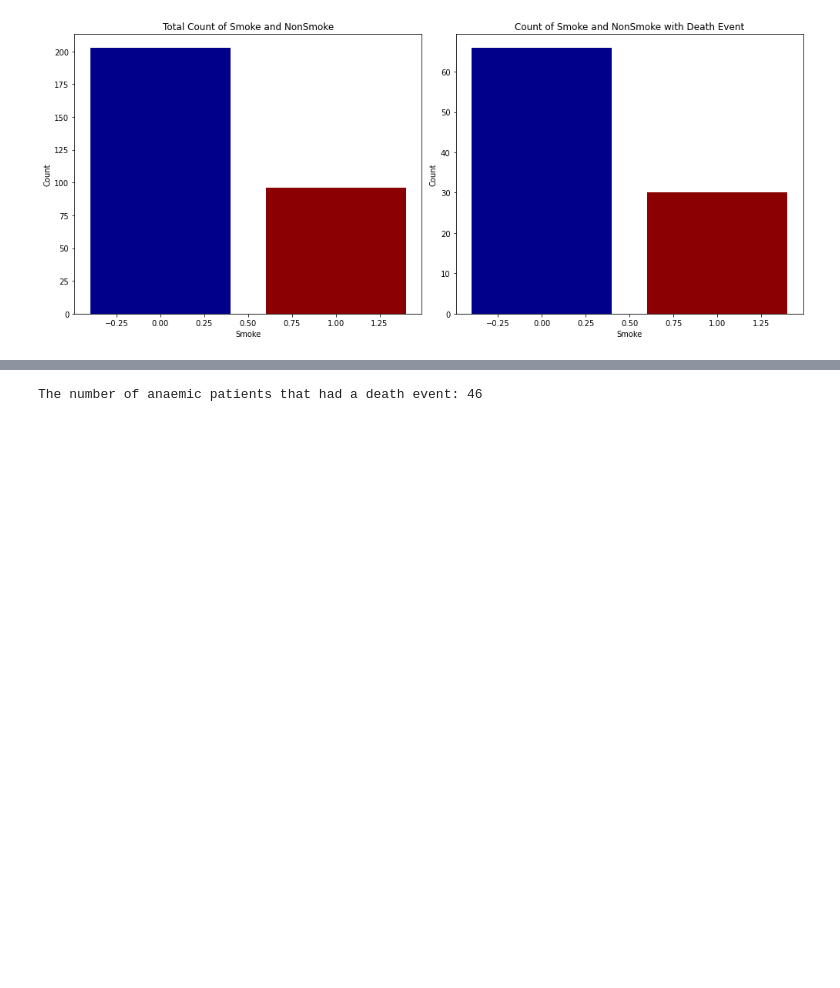
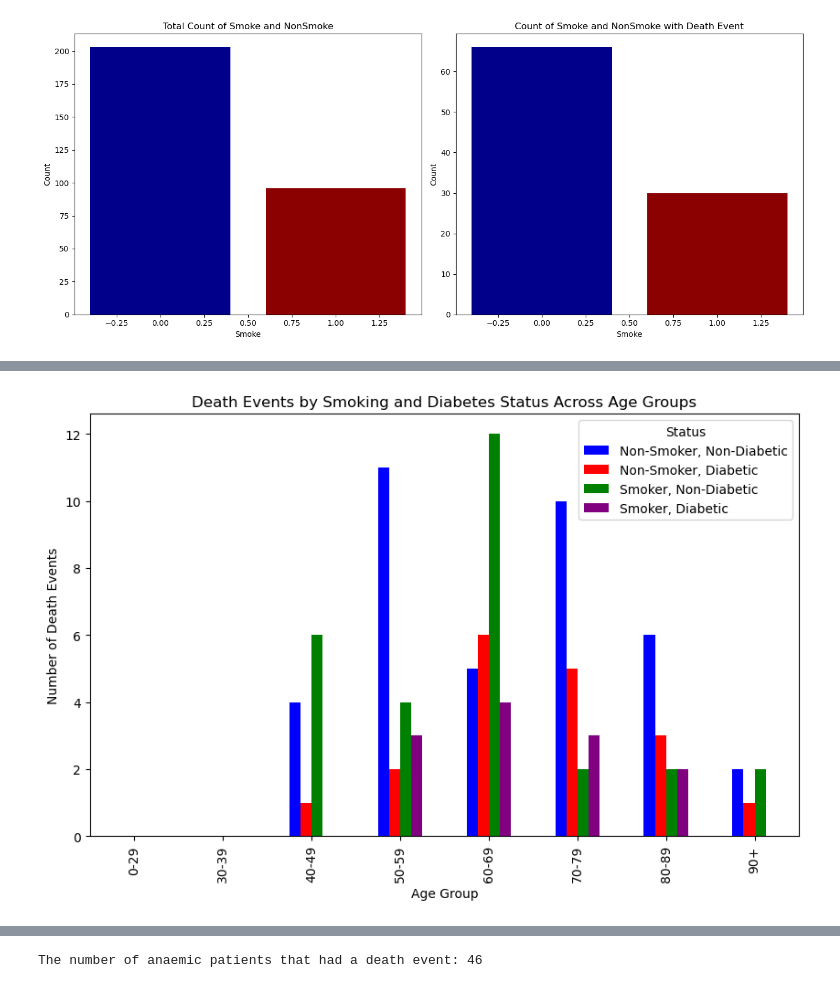
Before and after one commit to faiyted/Project-Cardiac-Disease, a Jupyter notebook: Group-Project.ipynb, the cells around one changed output, grey strips where cells are left out. Drawn from its saved outputs; the diff is of its cells as text; code cells hidden in the pictures; blank space fills up the shorter version.

```diff
--- a/Group-Project.ipynb
+++ b/Group-Project.ipynb
@@ -301,0 +304,14 @@ death_age_group
+# %%
+heart_df = pd.DataFrame(heart_df)
+
+# Grouping data by age group, smoking, and diabetes
+grouped_df = heart_df.groupby(['age_group', 'smoking', 'diabetes'])['DEATH_EVENT'].sum().unstack(fill_value=0)
+grouped_df
+grouped_df.unstack(level='smoking').plot(kind='bar', figsize=(10, 6), color=['blue', 'red', 'green', 'purple'])
+plt.title('Death Events by Smoking and Diabetes Status Across Age Groups')
+plt.xlabel('Age Group')
+plt.ylabel('Number of Death Events')
+plt.legend(title="Status", labels=["Non-Smoker, Non-Diabetic", "Non-Smoker, Diabetic", "Smoker, Non-Diabetic", "Smoker, Diabetic"])
+plt.show()
+# %% [output]
+[figure, added]
```
Also changed, not shown: parts of 10 cells of this notebook.
